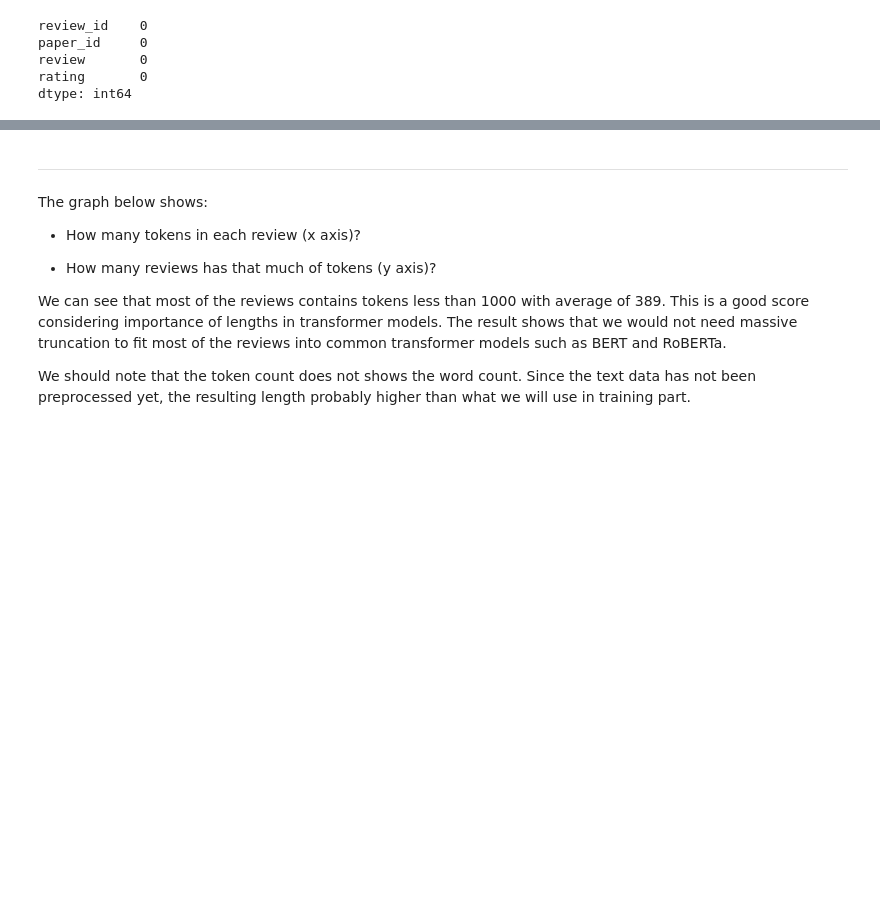
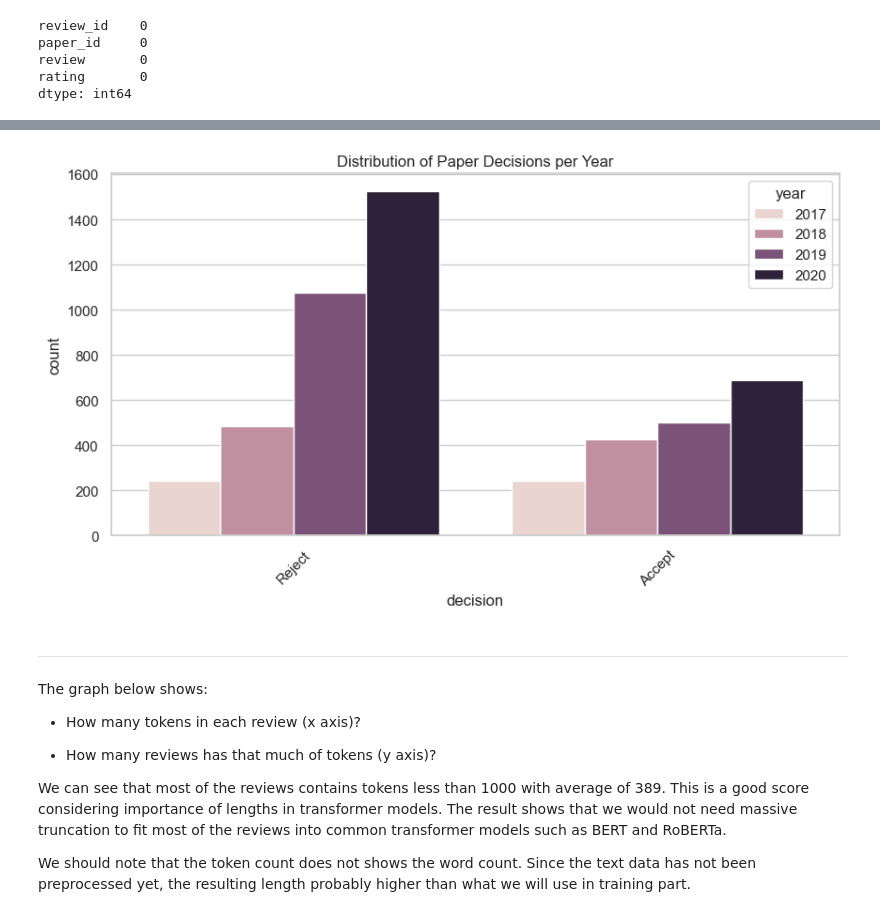
Before and after one commit to didemir/DLTA_project, a Jupyter notebook: eda.ipynb, the cells around one changed output, grey strips where cells are left out. Cells and saved outputs as stored; diff of their text form; code cells hidden in the pictures; blank space fills up the shorter version.

```diff
--- a/eda.ipynb
+++ b/eda.ipynb
@@ -277,3 +360,12 @@ plt.show()
+# %%
+# show the distribution of paper decisions per year
+plt.figure(figsize=(10,5))
+sns.countplot(data=iclr_paper_df, x='decision', hue='year', order=iclr_paper_df['decision'].value_counts().index)
+plt.title('Distribution of Paper Decisions per Year')
+plt.xticks(rotation=45)
+plt.show()
+# %% [output]
+[figure, added]
 # %% [markdown]
 ---
 
```
Also changed, not shown: parts of 23 cells of this notebook.
